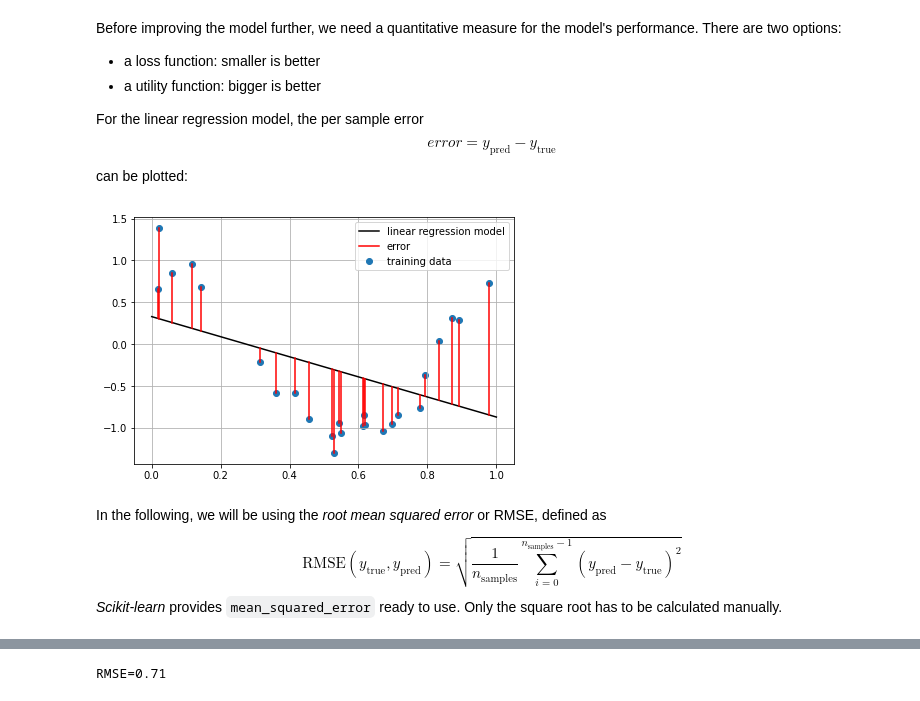
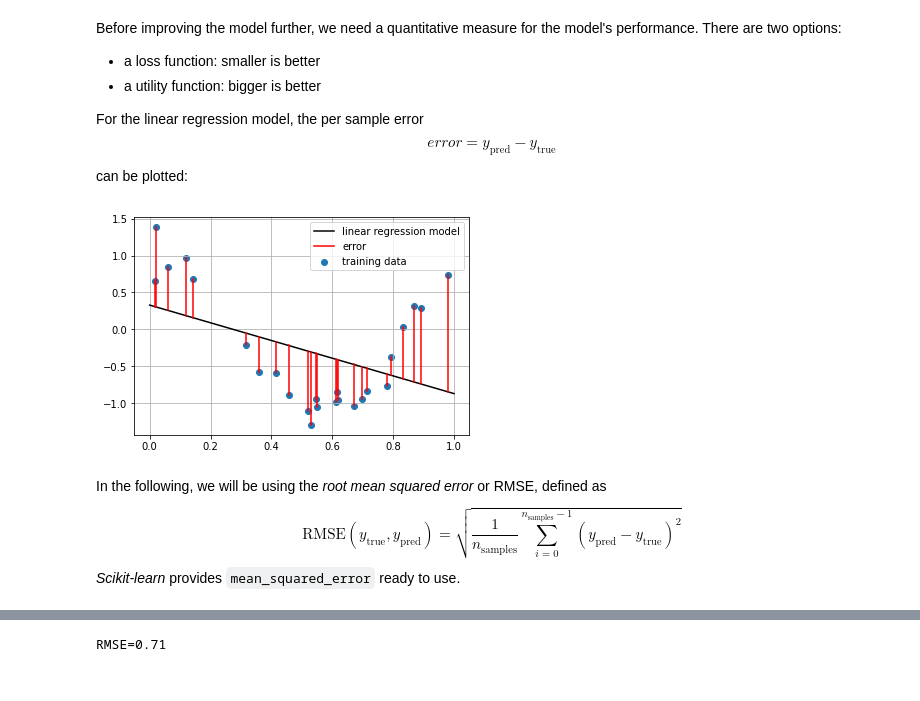
Before and after one commit to munich-ml/MLPy2021, a Jupyter notebook: 21_first_machine_lerning_models.ipynb, the cells around one changed output, grey strips where cells are left out. Cells and saved outputs as stored; diff of their text form; code cells hidden in the pictures.

```diff
--- a/21_first_machine_lerning_models.ipynb
+++ b/21_first_machine_lerning_models.ipynb
@@ -135,13 +135,13 @@ $$ error = y_\text{pred} - y_\text{true}$$ can be plotted:
 # %%
 plt.scatter(x, y, label="training data")
 plt.plot(x_pred, model.predict(x_pred), "k", label="linear regression model")
 for xs, ys in zip(x, y):
-    plt.plot([xs, xs], [ys, model.predict(xs[:, np.newaxis])], "r",
-             label="error" if xs == x[0] else "")
-plt.grid(), plt.legend(), plt.tight_layout();
+    yp = next(iter(model.predict([xs])))
+    plt.plot([xs, xs], [ys, yp], "r", label="error" if xs == x[0] else "")
+plt.grid(), plt.legend();
 # %% [output]
-[figure, old version]
+[figure, new version]
 # %% [markdown]
 In the following, we will be using the *root mean squared error* or RMSE, defined as
 $$\text{RMSE}(y_\text{true}, y_\text{pred}) = \sqrt{\frac{1}{n_\text{samples}} \sum_{i=0}^{n_\text{samples} - 1} (y_\text{pred} - y_\text{true})^2}$$
-*Scikit-learn* provides `mean_squared_error` ready to use. Only the square root has to be calculated manually.
+*Scikit-learn* provides `mean_squared_error` ready to use.
```
Also changed, not shown: parts of 10 cells of this notebook.
